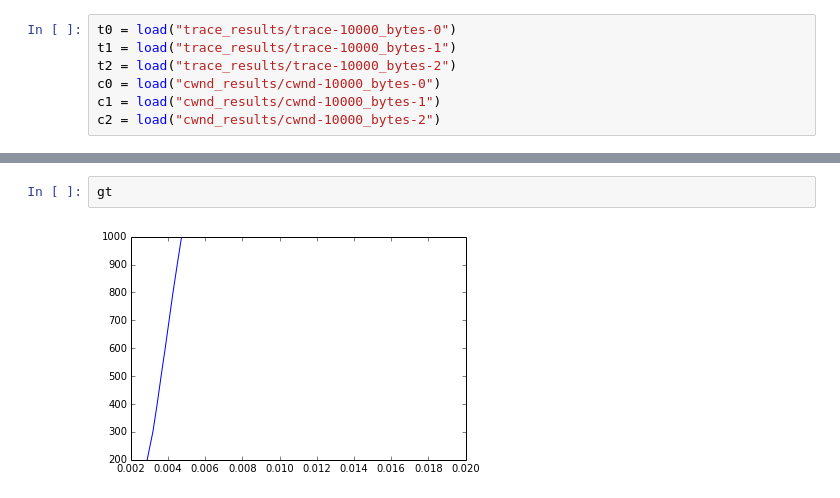
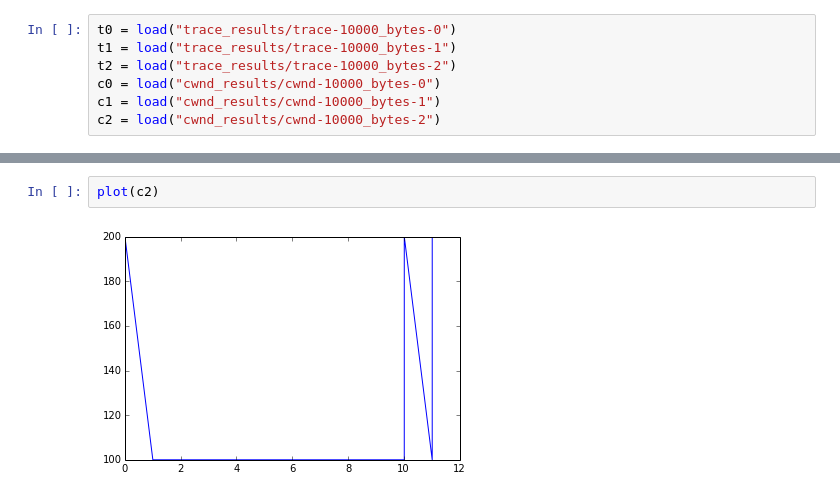
Before and after one commit to hsingh23/tcp-over-udp, a Jupyter notebook: Analysis.ipynb, the cells around one changed output, grey strips where cells are left out. Drawn from its saved outputs; the diff is of its cells as text.

```diff
--- a/Analysis.ipynb
+++ b/Analysis.ipynb
@@ -41,4 +45,4 @@ plot(c1)
-# %%
-gt
-# %% [output]
-[figure, removed]
+# %%
+plot(c2)
+# %% [output]
+[figure, added]
```
Also changed, not shown: parts of 7 cells of this notebook, 10 other files.
